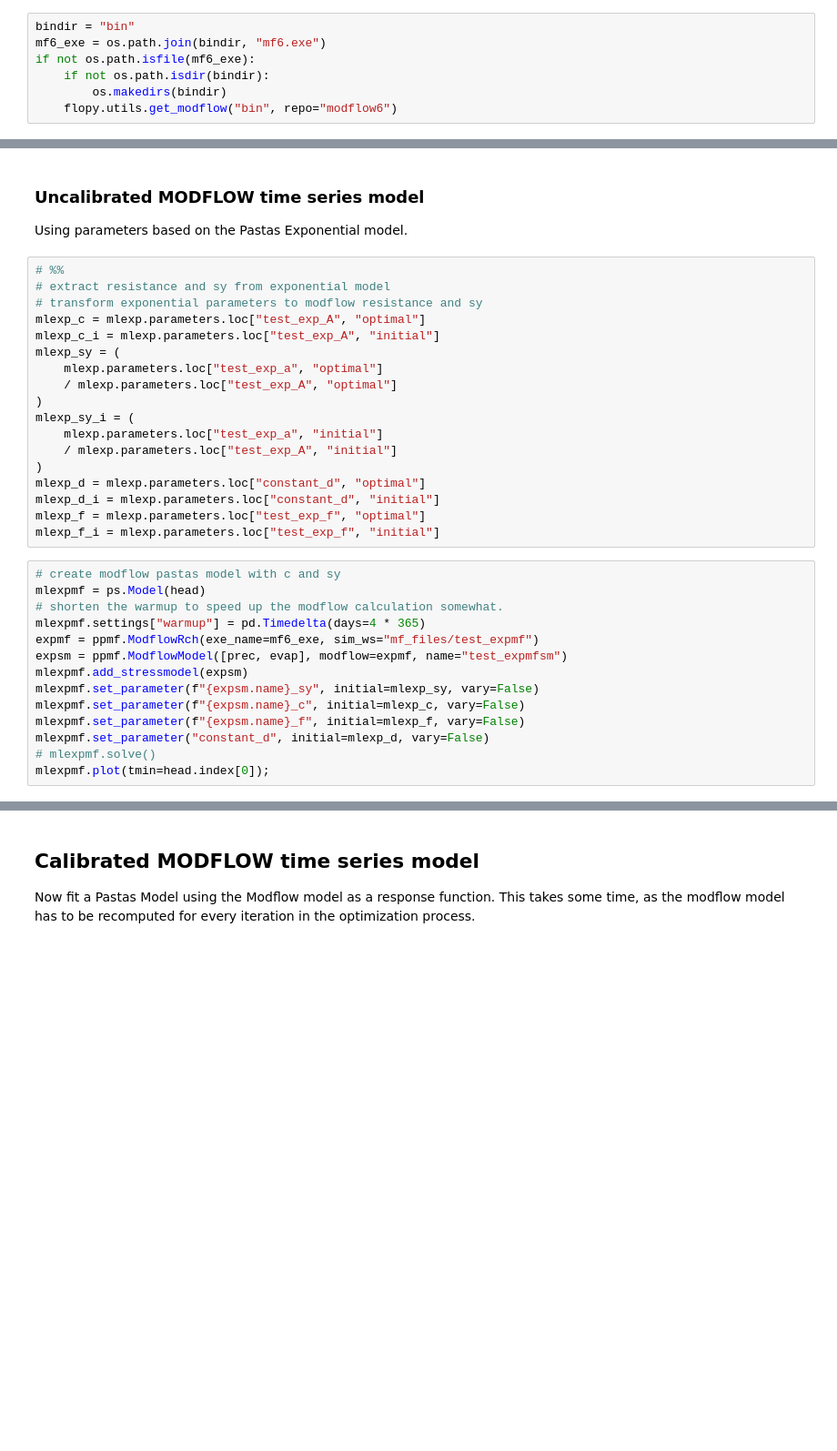
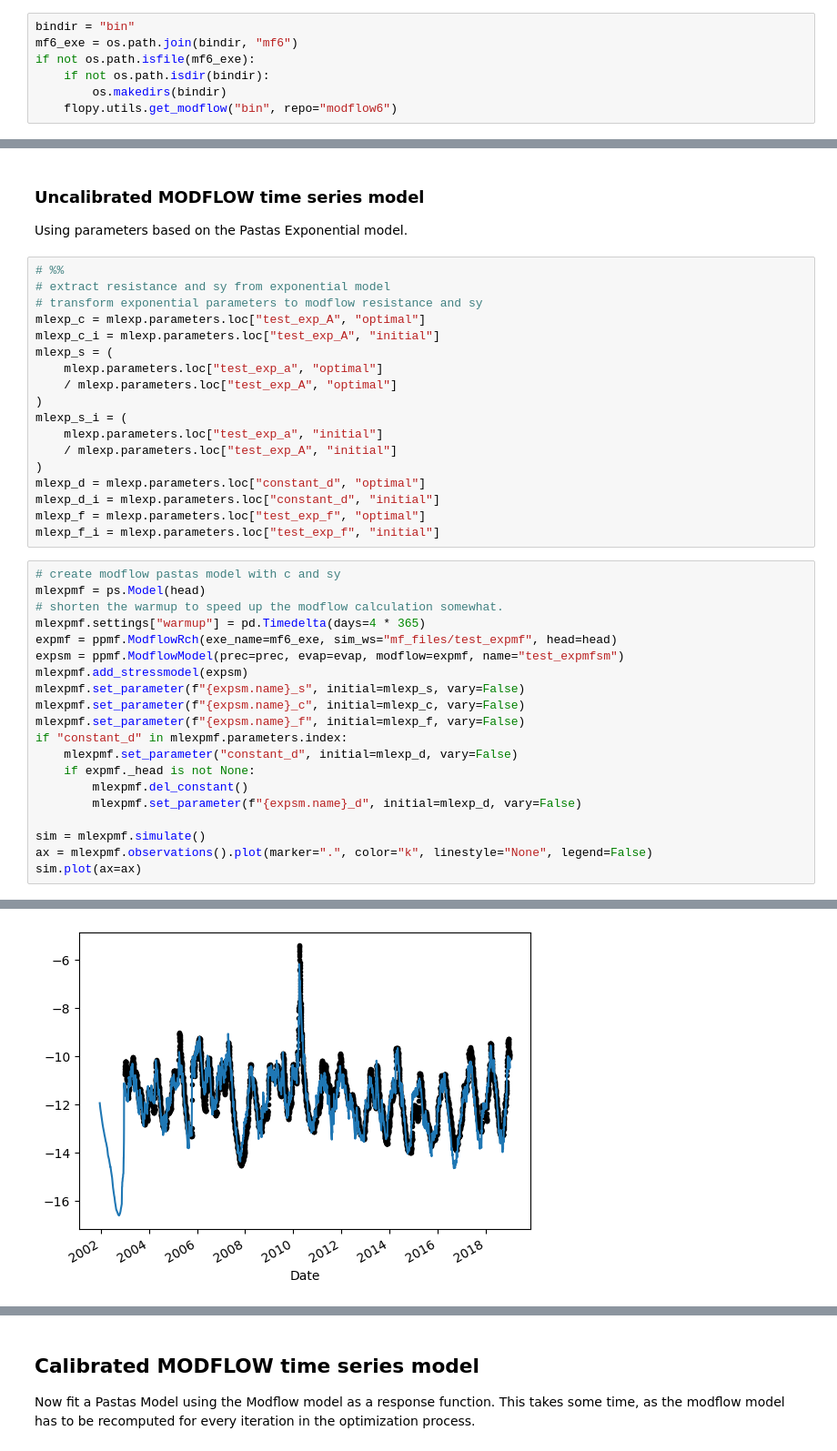
Before and after one commit to pastas/pastas-plugins, a Jupyter notebook: docs/examples/modflow.ipynb, the cells around one changed output, grey strips where cells are left out. Shown at 91% size. Drawn from its saved outputs; the diff is of its cells as text; blank space fills up the shorter version.

```diff
--- a/docs/examples/modflow.ipynb
+++ b/docs/examples/modflow.ipynb
@@ -18,7 +22,7 @@ ps.set_log_level("ERROR")
 ## Download MODFLOW executable
 # %%
 bindir = "bin"
-mf6_exe = os.path.join(bindir, "mf6.exe")
+mf6_exe = os.path.join(bindir, "mf6")
 if not os.path.isfile(mf6_exe):
     if not os.path.isdir(bindir):
         os.makedirs(bindir)
@@ -85,11 +92,11 @@ Using parameters based on the Pastas Exponential model.
 # transform exponential parameters to modflow resistance and sy
 mlexp_c = mlexp.parameters.loc["test_exp_A", "optimal"]
 mlexp_c_i = mlexp.parameters.loc["test_exp_A", "initial"]
-mlexp_sy = (
+mlexp_s = (
     mlexp.parameters.loc["test_exp_a", "optimal"]
     / mlexp.parameters.loc["test_exp_A", "optimal"]
 )
-mlexp_sy_i = (
+mlexp_s_i = (
     mlexp.parameters.loc["test_exp_a", "initial"]
     / mlexp.parameters.loc["test_exp_A", "initial"]
 )
@@ -102,12 +109,19 @@ mlexp_f_i = mlexp.parameters.loc["test_exp_f", "initial"]
 mlexpmf = ps.Model(head)
 # shorten the warmup to speed up the modflow calculation somewhat.
 mlexpmf.settings["warmup"] = pd.Timedelta(days=4 * 365)
-expmf = ppmf.ModflowRch(exe_name=mf6_exe, sim_ws="mf_files/test_expmf")
-expsm = ppmf.ModflowModel([prec, evap], modflow=expmf, name="test_expmfsm")
+expmf = ppmf.ModflowRch(exe_name=mf6_exe, sim_ws="mf_files/test_expmf", head=head)
+expsm = ppmf.ModflowModel(prec=prec, evap=evap, modflow=expmf, name="test_expmfsm")
 mlexpmf.add_stressmodel(expsm)
-mlexpmf.set_parameter(f"{expsm.name}_sy", initial=mlexp_sy, vary=False)
+mlexpmf.set_parameter(f"{expsm.name}_s", initial=mlexp_s, vary=False)
 mlexpmf.set_parameter(f"{expsm.name}_c", initial=mlexp_c, vary=False)
 mlexpmf.set_parameter(f"{expsm.name}_f", initial=mlexp_f, vary=False)
-mlexpmf.set_parameter("constant_d", initial=mlexp_d, vary=False)
-# mlexpmf.solve()
-mlexpmf.plot(tmin=head.index[0]);
+if "constant_d" in mlexpmf.parameters.index:
+    mlexpmf.set_parameter("constant_d", initial=mlexp_d, vary=False)
+    if expmf._head is not None:
+        mlexpmf.del_constant()
+        mlexpmf.set_parameter(f"{expsm.name}_d", initial=mlexp_d, vary=False)
+
+sim = mlexpmf.simulate()
+ax = mlexpmf.observations().plot(marker=".", color="k", linestyle="None", legend=False)
+sim.plot(ax=ax)
+# %% [output]
@@ -113,0 +129 @@ mlexpmf.plot(tmin=head.index[0]);
+[figure, added]
```
Also changed, not shown: parts of 11 cells of this notebook.
